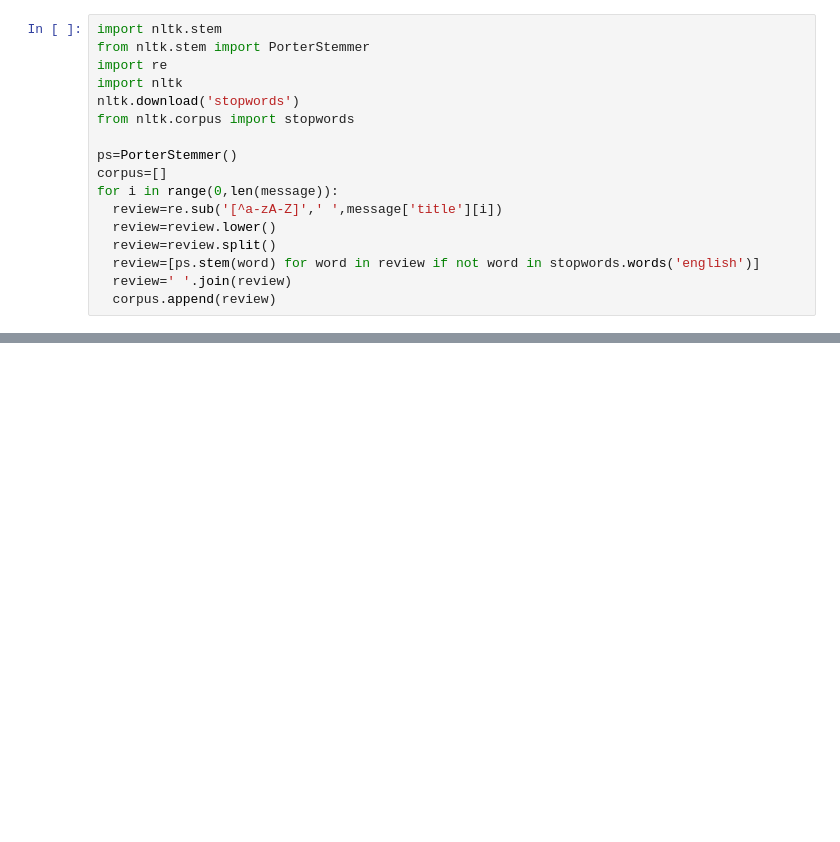
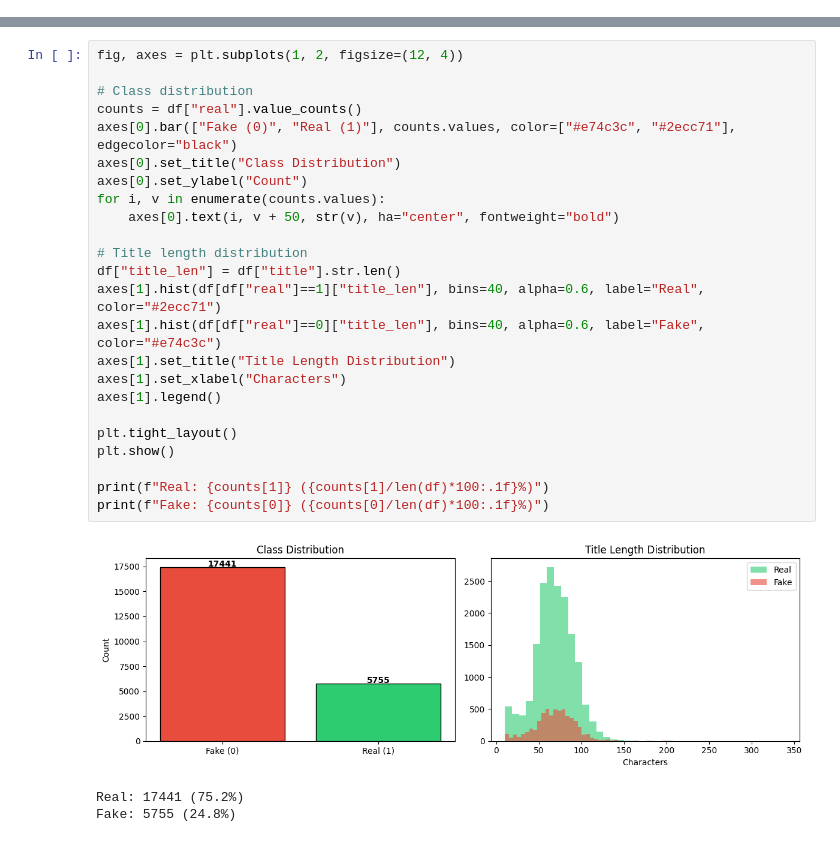
Before and after one commit to dhanusharer/DL-practise, a Jupyter notebook: keras04.ipynb, the cells around one changed output, grey strips where cells are left out. Saved outputs shown, nothing was run; the diff lists cells and outputs as text; blank space fills up the shorter version.

Commit message:
fake  news classifier

```diff
--- a/keras04.ipynb
+++ b/keras04.ipynb
@@ -55,17 +2,0 @@ import re
-# %%
-import nltk.stem
-from nltk.stem import PorterStemmer
-import re
-import nltk
-nltk.download('stopwords')
-from nltk.corpus import stopwords
-
-ps=PorterStemmer()
-corpus=[]
-for i in range(0,len(message)):
-  review=re.sub('[^a-zA-Z]',' ',message['title'][i])
-  review=review.lower()
-  review=review.split()
-  review=[ps.stem(word) for word in review if not word in stopwords.words('english')]
-  review=' '.join(review)
-  corpus.append(review)
@@ -643,0 +110,28 @@ Epoch 15/15
+# %%
+fig, axes = plt.subplots(1, 2, figsize=(12, 4))
+
+# Class distribution
+counts = df["real"].value_counts()
+axes[0].bar(["Fake (0)", "Real (1)"], counts.values, color=["#e74c3c", "#2ecc71"], edgecolor="black")
+axes[0].set_title("Class Distribution")
+axes[0].set_ylabel("Count")
+for i, v in enumerate(counts.values):
+    axes[0].text(i, v + 50, str(v), ha="center", fontweight="bold")
+
+# Title length distribution
+df["title_len"] = df["title"].str.len()
+axes[1].hist(df[df["real"]==1]["title_len"], bins=40, alpha=0.6, label="Real", color="#2ecc71")
+axes[1].hist(df[df["real"]==0]["title_len"], bins=40, alpha=0.6, label="Fake", color="#e74c3c")
+axes[1].set_title("Title Length Distribution")
+axes[1].set_xlabel("Characters")
+axes[1].legend()
+
+plt.tight_layout()
+plt.show()
+
+print(f"Real: {counts[1]} ({counts[1]/len(df)*100:.1f}%)")
+print(f"Fake: {counts[0]} ({counts[0]/len(df)*100:.1f}%)")
+# %% [output]
+[figure, added]
+Real: 17441 (75.2%)
+Fake: 5755 (24.8%)
```
Also changed, not shown: parts of 110 cells of this notebook.
